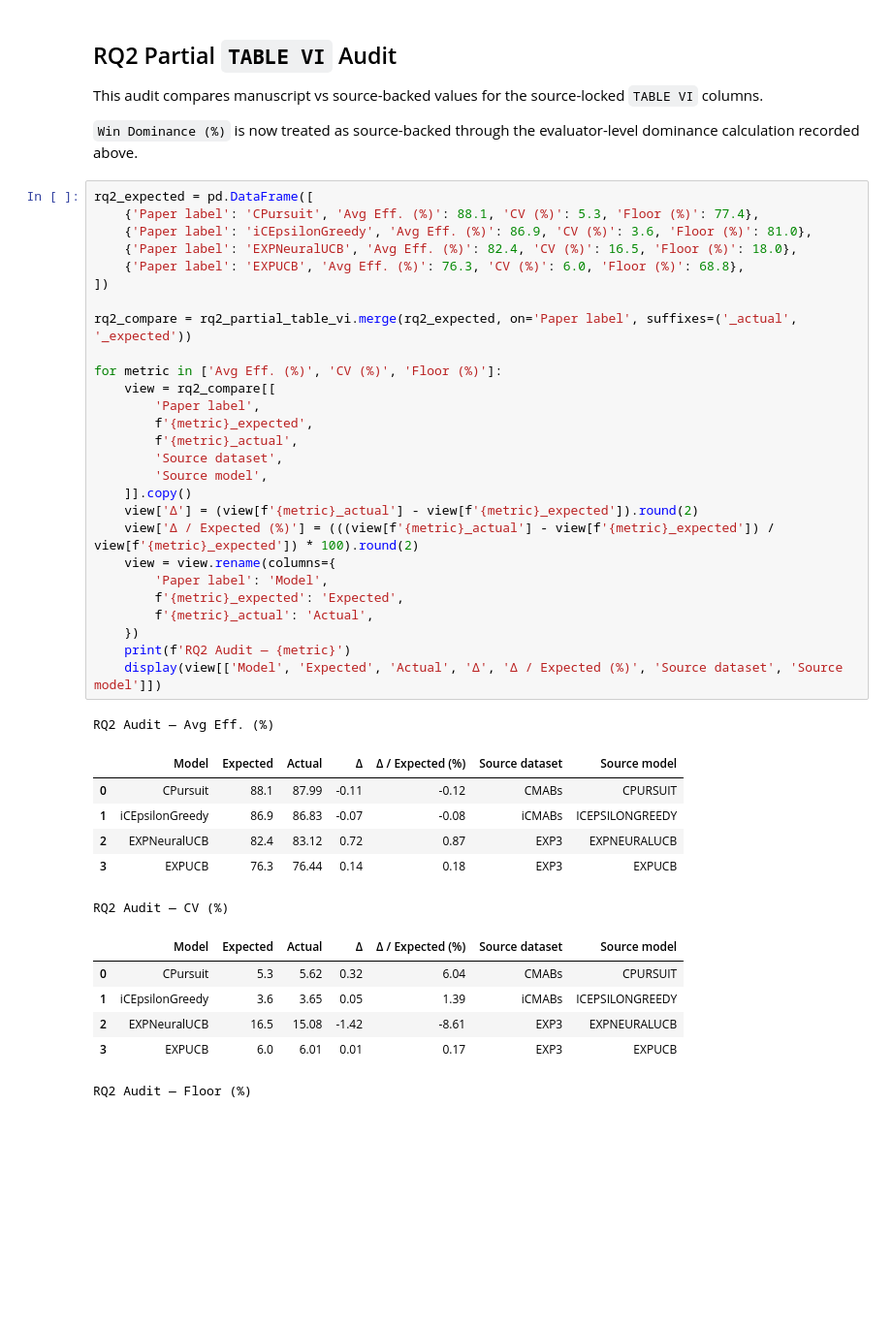
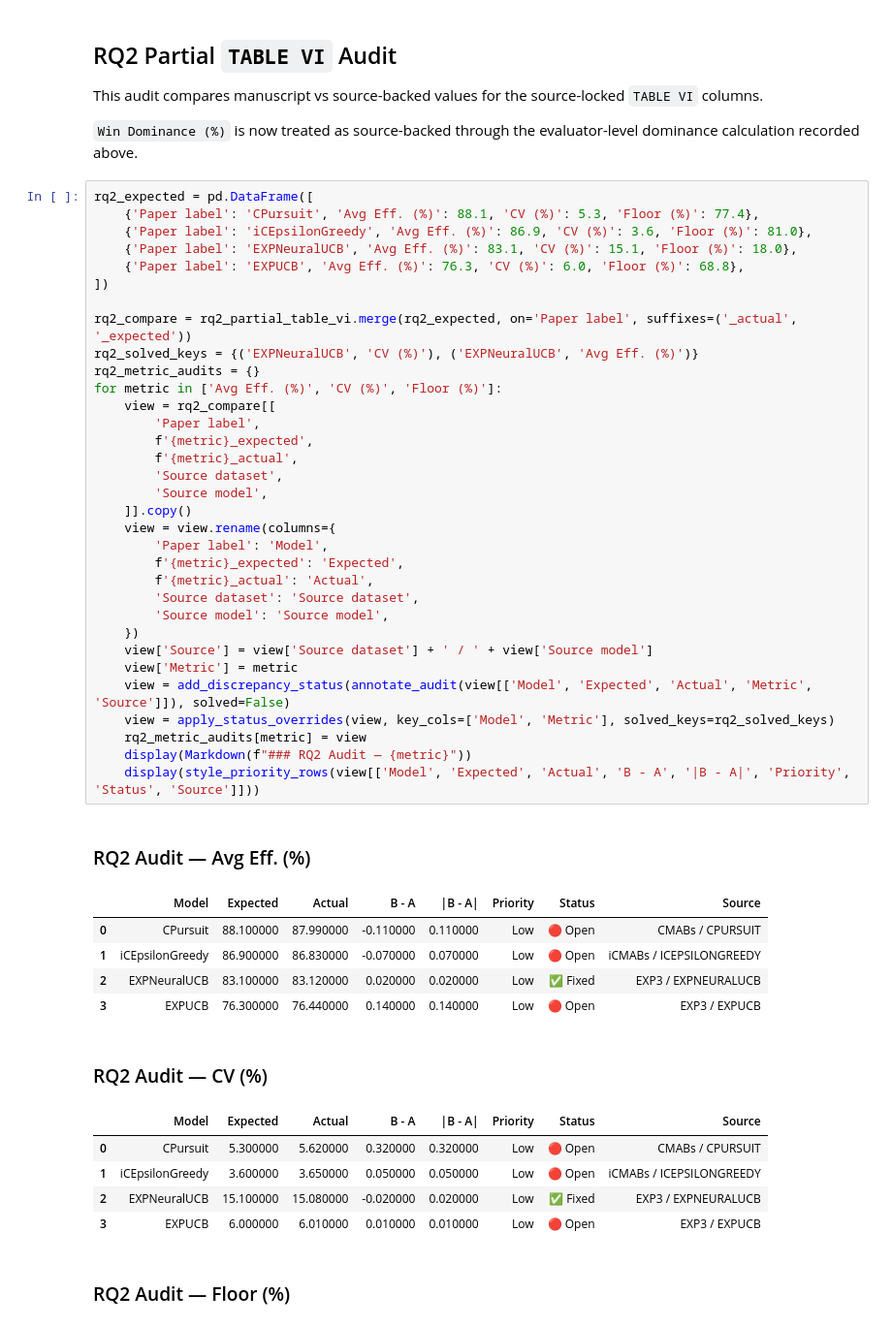
Before and after one commit to pzg8794/quantum_project, a Jupyter notebook: Dynamic_Routing_Eval_Framework/notebooks/H-MABs_MasterDataset_VerificationHub.ipynb, the cells around one changed output. Shown at 97% size. Saved outputs shown, nothing was run; the diff lists cells and outputs as text; blank space fills up the shorter version.

Commit message:
Sync verification notebook with approved paper fixes

```diff
--- a/Dynamic_Routing_Eval_Framework/notebooks/H-MABs_MasterDataset_VerificationHub.ipynb
+++ b/Dynamic_Routing_Eval_Framework/notebooks/H-MABs_MasterDataset_VerificationHub.ipynb
@@ -1164,41 +1327,47 @@ This audit compares manuscript vs source-backed values for the source-locked `TA
 # %%
 rq2_expected = pd.DataFrame([
     {'Paper label': 'CPursuit', 'Avg Eff. (%)': 88.1, 'CV (%)': 5.3, 'Floor (%)': 77.4},
     {'Paper label': 'iCEpsilonGreedy', 'Avg Eff. (%)': 86.9, 'CV (%)': 3.6, 'Floor (%)': 81.0},
-    {'Paper label': 'EXPNeuralUCB', 'Avg Eff. (%)': 82.4, 'CV (%)': 16.5, 'Floor (%)': 18.0},
+    {'Paper label': 'EXPNeuralUCB', 'Avg Eff. (%)': 83.1, 'CV (%)': 15.1, 'Floor (%)': 18.0},
     {'Paper label': 'EXPUCB', 'Avg Eff. (%)': 76.3, 'CV (%)': 6.0, 'Floor (%)': 68.8},
 ])
 
 rq2_compare = rq2_partial_table_vi.merge(rq2_expected, on='Paper label', suffixes=('_actual', '_expected'))
-
+rq2_solved_keys = {('EXPNeuralUCB', 'CV (%)'), ('EXPNeuralUCB', 'Avg Eff. (%)')}
+rq2_metric_audits = {}
 for metric in ['Avg Eff. (%)', 'CV (%)', 'Floor (%)']:
     view = rq2_compare[[
         'Paper label',
         f'{metric}_expected',
         f'{metric}_actual',
         'Source dataset',
         'Source model',
     ]].copy()
-    view['Δ'] = (view[f'{metric}_actual'] - view[f'{metric}_expected']).round(2)
-    view['Δ / Expected (%)'] = (((view[f'{metric}_actual'] - view[f'{metric}_expected']) / view[f'{metric}_expected']) * 100).round(2)
     view = view.rename(columns={
         'Paper label': 'Model',
         f'{metric}_expected': 'Expected',
         f'{metric}_actual': 'Actual',
+        'Source dataset': 'Source dataset',
+        'Source model': 'Source model',
     })
-    print(f'RQ2 Audit — {metric}')
-    display(view[['Model', 'Expected', 'Actual', 'Δ', 'Δ / Expected (%)', 'Source dataset', 'Source model']])
+    view['Source'] = view['Source dataset'] + ' / ' + view['Source model']
+    view['Metric'] = metric
+    view = add_discrepancy_status(annotate_audit(view[['Model', 'Expected', 'Actual', 'Metric', 'Source']]), solved=False)
+    view = apply_status_overrides(view, key_cols=['Model', 'Metric'], solved_keys=rq2_solved_keys)
+    rq2_metric_audits[metric] = view
+    display(Markdown(f"### RQ2 Audit — {metric}"))
+    display(style_priority_rows(view[['Model', 'Expected', 'Actual', 'B - A', '|B - A|', 'Priority', 'Status', 'Source']]))
 # %% [output]
-RQ2 Audit — Avg Eff. (%)
+### RQ2 Audit — Avg Eff. (%)
-|  | Model | Expected | Actual | Δ | Δ / Expected (%) | Source dataset | Source model |
-| 0 | CPursuit | 88.1 | 87.99 | -0.11 | -0.12 | CMABs | CPURSUIT |
-| 1 | iCEpsilonGreedy | 86.9 | 86.83 | -0.07 | -0.08 | iCMABs | ICEPSILONGREEDY |
-| 2 | EXPNeuralUCB | 82.4 | 83.12 | 0.72 | 0.87 | EXP3 | EXPNEURALUCB |
-| 3 | EXPUCB | 76.3 | 76.44 | 0.14 | 0.18 | EXP3 | EXPUCB |
+|  | Model | Expected | Actual | B - A | |B - A| | Priority | Status | Source |
+| 0 | CPursuit | 88.100000 | 87.990000 | -0.110000 | 0.110000 | Low | 🔴 Open | CMABs / CPURSUIT |
+| 1 | iCEpsilonGreedy | 86.900000 | 86.830000 | -0.070000 | 0.070000 | Low | 🔴 Open | iCMABs / ICEPSILONGREEDY |
+| 2 | EXPNeuralUCB | 83.100000 | 83.120000 | 0.020000 | 0.020000 | Low | ✅ Fixed | EXP3 / EXPNEURALUCB |
+| 3 | EXPUCB | 76.300000 | 76.440000 | 0.140000 | 0.140000 | Low | 🔴 Open | EXP3 / EXPUCB |
-RQ2 Audit — CV (%)
+### RQ2 Audit — CV (%)
-|  | Model | Expected | Actual | Δ | Δ / Expected (%) | Source dataset | Source model |
-| 0 | CPursuit | 5.3 | 5.62 | 0.32 | 6.04 | CMABs | CPURSUIT |
-| 1 | iCEpsilonGreedy | 3.6 | 3.65 | 0.05 | 1.39 | iCMABs | ICEPSILONGREEDY |
-| 2 | EXPNeuralUCB | 16.5 | 15.08 | -1.42 | -8.61 | EXP3 | EXPNEURALUCB |
-| 3 | EXPUCB | 6.0 | 6.01 | 0.01 | 0.17 | EXP3 | EXPUCB |
+|  | Model | Expected | Actual | B - A | |B - A| | Priority | Status | Source |
+| 0 | CPursuit | 5.300000 | 5.620000 | 0.320000 | 0.320000 | Low | 🔴 Open | CMABs / CPURSUIT |
+| 1 | iCEpsilonGreedy | 3.600000 | 3.650000 | 0.050000 | 0.050000 | Low | 🔴 Open | iCMABs / ICEPSILONGREEDY |
+| 2 | EXPNeuralUCB | 15.100000 | 15.080000 | -0.020000 | 0.020000 | Low | ✅ Fixed | EXP3 / EXPNEURALUCB |
+| 3 | EXPUCB | 6.000000 | 6.010000 | 0.010000 | 0.010000 | Low | 🔴 Open | EXP3 / EXPUCB |
-RQ2 Audit — Floor (%)
+### RQ2 Audit — Floor (%)
```
Also changed, not shown: parts of 49 cells of this notebook, 4 other files.
